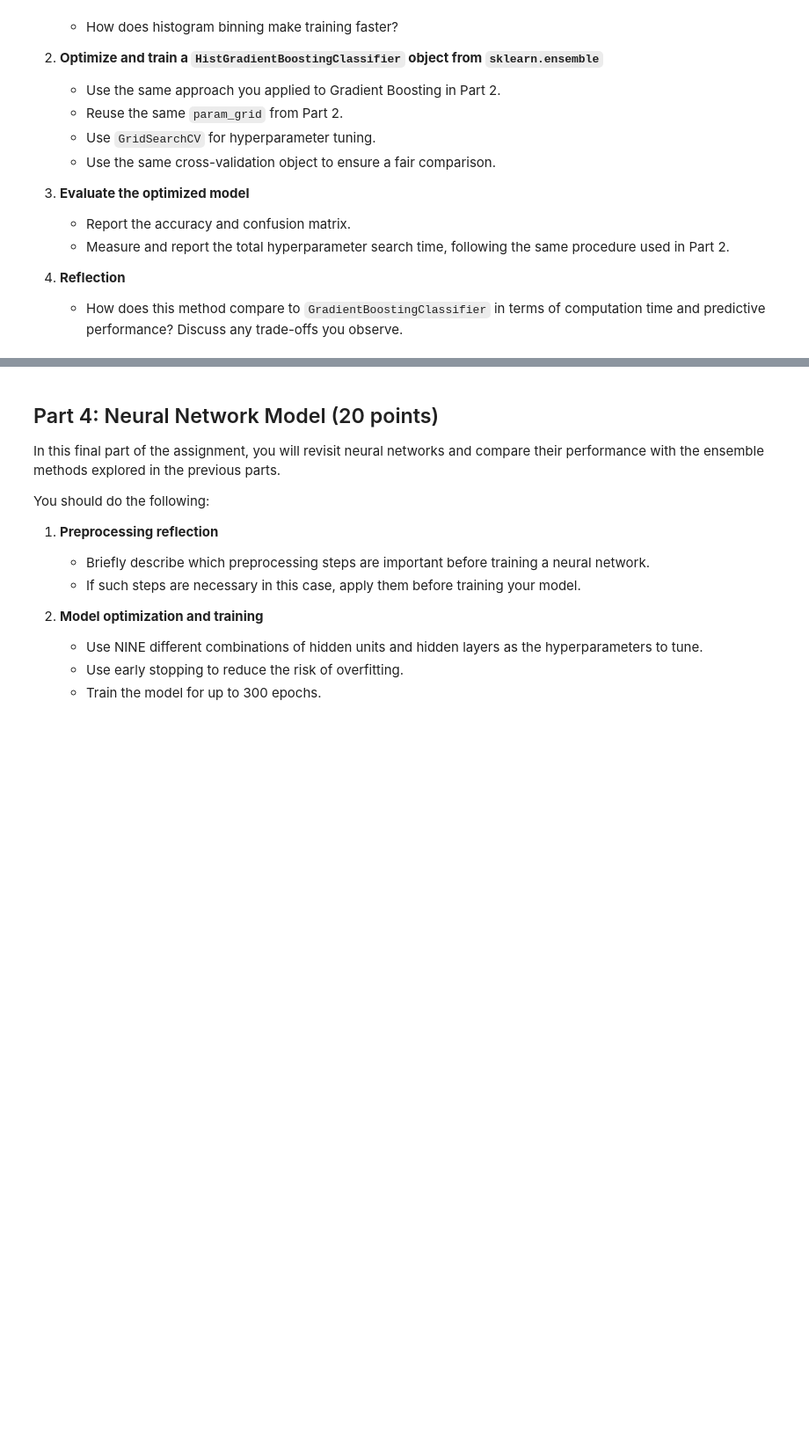
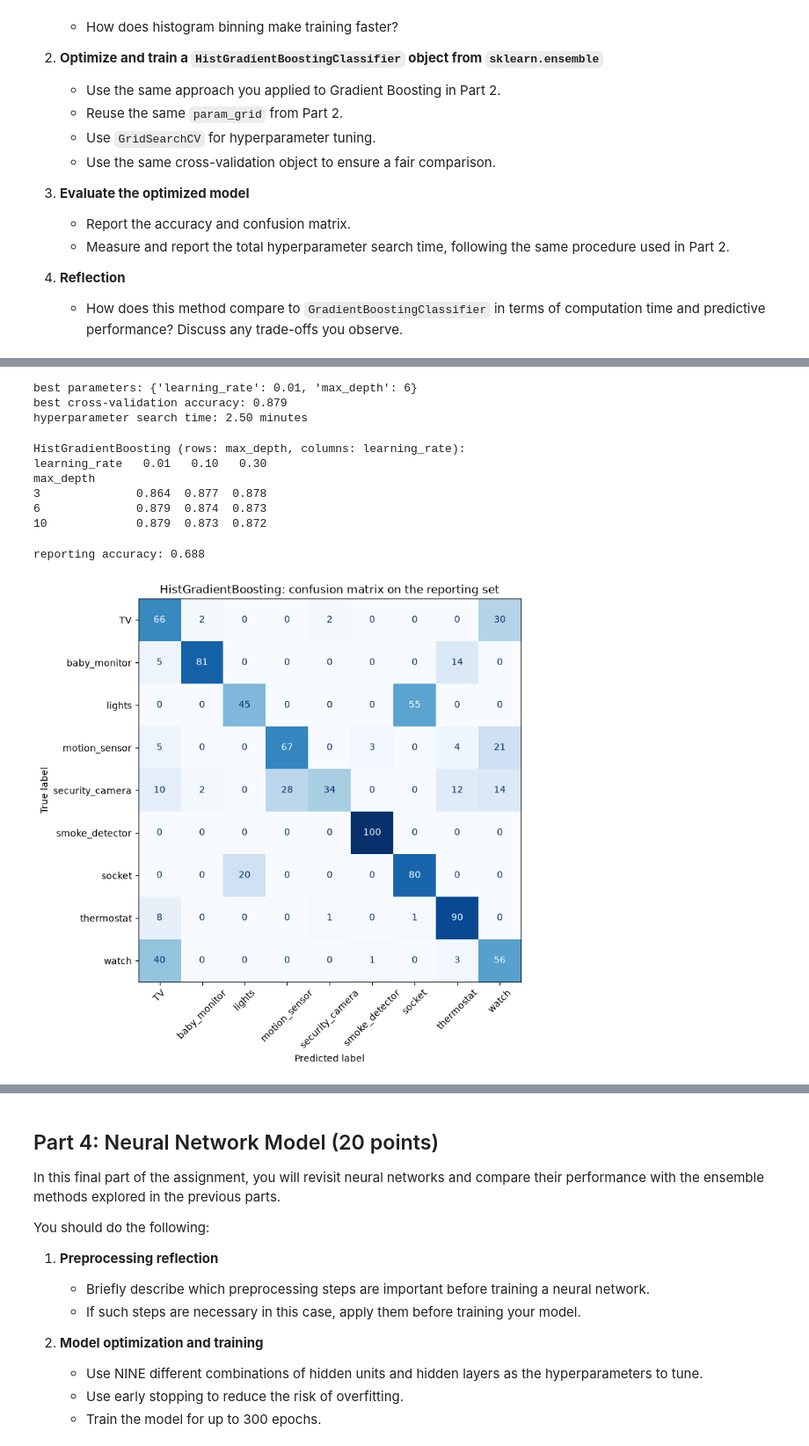
Before and after one commit to AudreyStelle/ML-Lab-3-Non-linear-Dimensionality-Reduction---t-SNE-and-UMAP, a Jupyter notebook: 07-iot-ensemble-classification.ipynb, the cells around one changed output, grey strips where cells are left out. Shown at 88% size. Drawn from its saved outputs; the diff is of its cells as text; code cells hidden in the pictures; blank space fills up the shorter version.

Commit message:
Add Part 3: HistGradientBoosting

```diff
--- a/07-iot-ensemble-classification.ipynb
+++ b/07-iot-ensemble-classification.ipynb
@@ -401,0 +414,43 @@ You should complete the following steps:
+# %%
+# same param_grid and the same cv object as Part 2
+from sklearn.ensemble import HistGradientBoostingClassifier
+hgb_search = GridSearchCV(HistGradientBoostingClassifier(random_state=42), param_grid, cv=cv, scoring="accuracy", n_jobs=-1)
+start = time.time()
+hgb_search.fit(X_train, y_train)
+hgb_minutes = (time.time() - start) / 60
+
+print("best parameters:", hgb_search.best_params_)
+print("best cross-validation accuracy:", round(hgb_search.best_score_, 3))
+print(f"hyperparameter search time: {hgb_minutes:.2f} minutes")
+# %% [output]
+best parameters: {'learning_rate': 0.01, 'max_depth': 6}
+best cross-validation accuracy: 0.879
+hyperparameter search time: 2.50 minutes
+# %%
+hgb_cv = pd.DataFrame({
+    "max_depth": [p["max_depth"] for p in hgb_search.cv_results_["params"]],
+    "learning_rate": [p["learning_rate"] for p in hgb_search.cv_results_["params"]],
+    "CV accuracy": hgb_search.cv_results_["mean_test_score"],
+})
+print("HistGradientBoosting (rows: max_depth, columns: learning_rate):")
+print(hgb_cv.pivot(index="max_depth", columns="learning_rate", values="CV accuracy").round(3))
+# %% [output]
+HistGradientBoosting (rows: max_depth, columns: learning_rate):
+learning_rate   0.01   0.10   0.30
+max_depth
+3              0.864  0.877  0.878
+6              0.879  0.874  0.873
+10             0.879  0.873  0.872
+# %%
+hgb_pred = hgb_search.predict(X_report)
+print(f"reporting accuracy: {accuracy_score(y_report, hgb_pred):.3f}")
+
+fig, ax = plt.subplots(figsize=(9, 7.5))
+ConfusionMatrixDisplay.from_predictions(y_report, hgb_pred, display_labels=encoder.classes_,
+                                        xticks_rotation=45, cmap="Blues", colorbar=False, ax=ax)
+ax.set_title("HistGradientBoosting: confusion matrix on the reporting set")
+plt.tight_layout()
+plt.show()
+# %% [output]
+reporting accuracy: 0.688
+[figure, added]
```
Also changed, not shown: parts of 9 cells of this notebook.
